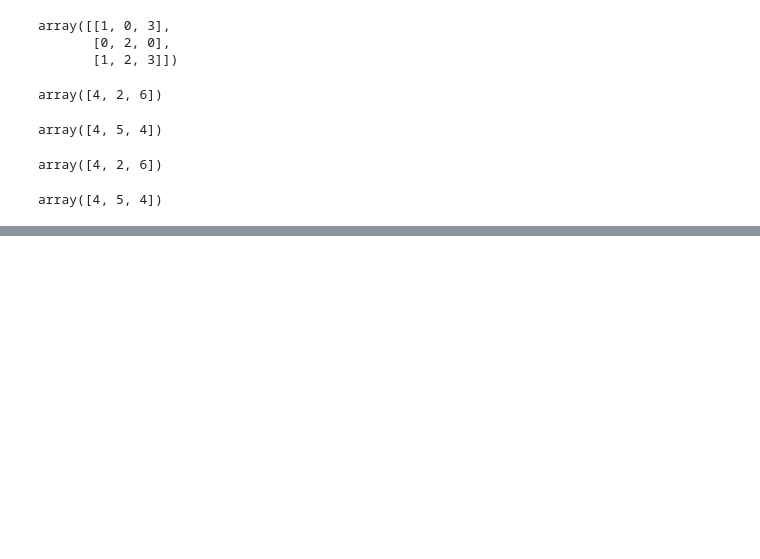
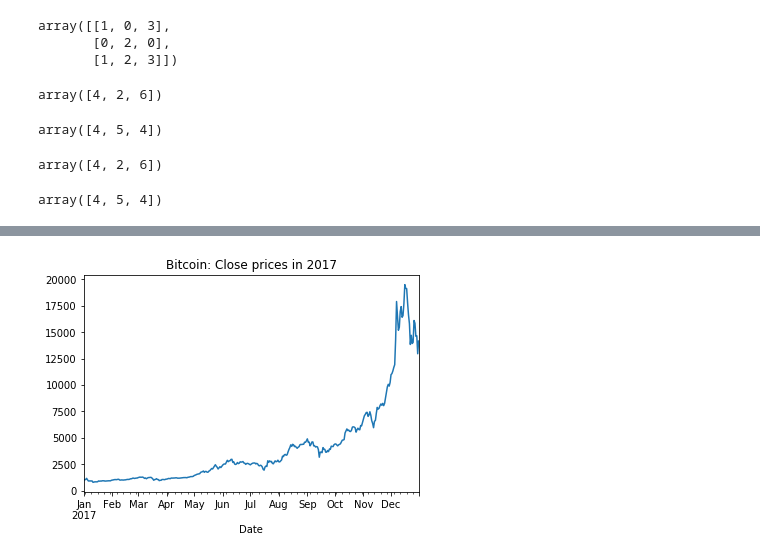
Before and after one commit to angelacpd/Scientific_Python, a Jupyter notebook: UFSC/Ex_1/Ex1_Solution.ipynb, the cells around one changed output, grey strips where cells are left out. Saved outputs shown, nothing was run; the diff lists cells and outputs as text; code cells hidden in the pictures; blank space fills up the shorter version.

```diff
--- a/UFSC/Ex_1/Ex1_Solution.ipynb
+++ b/UFSC/Ex_1/Ex1_Solution.ipynb
@@ -116,0 +223,13 @@ array([4, 5, 4])
+# %%
+# Set the Index to be the Date
+btc_tbl['Date'] = pd.to_datetime(btc_tbl['Date'], format='%b %d, %Y')
+btc_tbl.set_index('Date', inplace=True)
+# %%
+# Sort the Data
+btc_tbl = btc_tbl.sort_values('Date')
+# %%
+# Slice the Data
+From = '2017-01-01'
+To   = '2017-12-31'
+df_Z = btc_tbl.loc[From:To,:]
+df_Z
@@ -116,0 +262,4 @@ array([4, 5, 4])
+# %%
+df_Z["Close"].plot(title="Bitcoin: Close prices in 2017");
+# %% [output]
+[figure, added]
```
Also changed, not shown: parts of 28 cells of this notebook.
